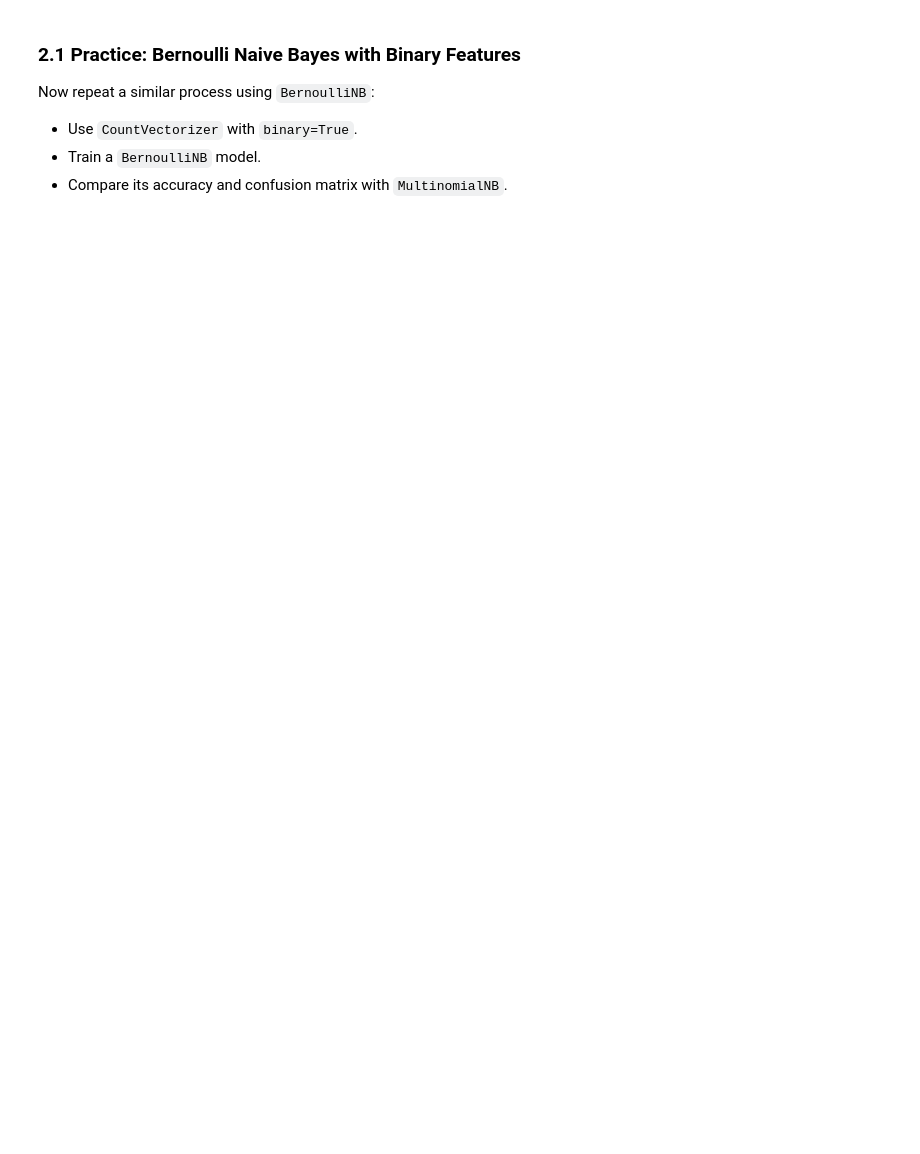
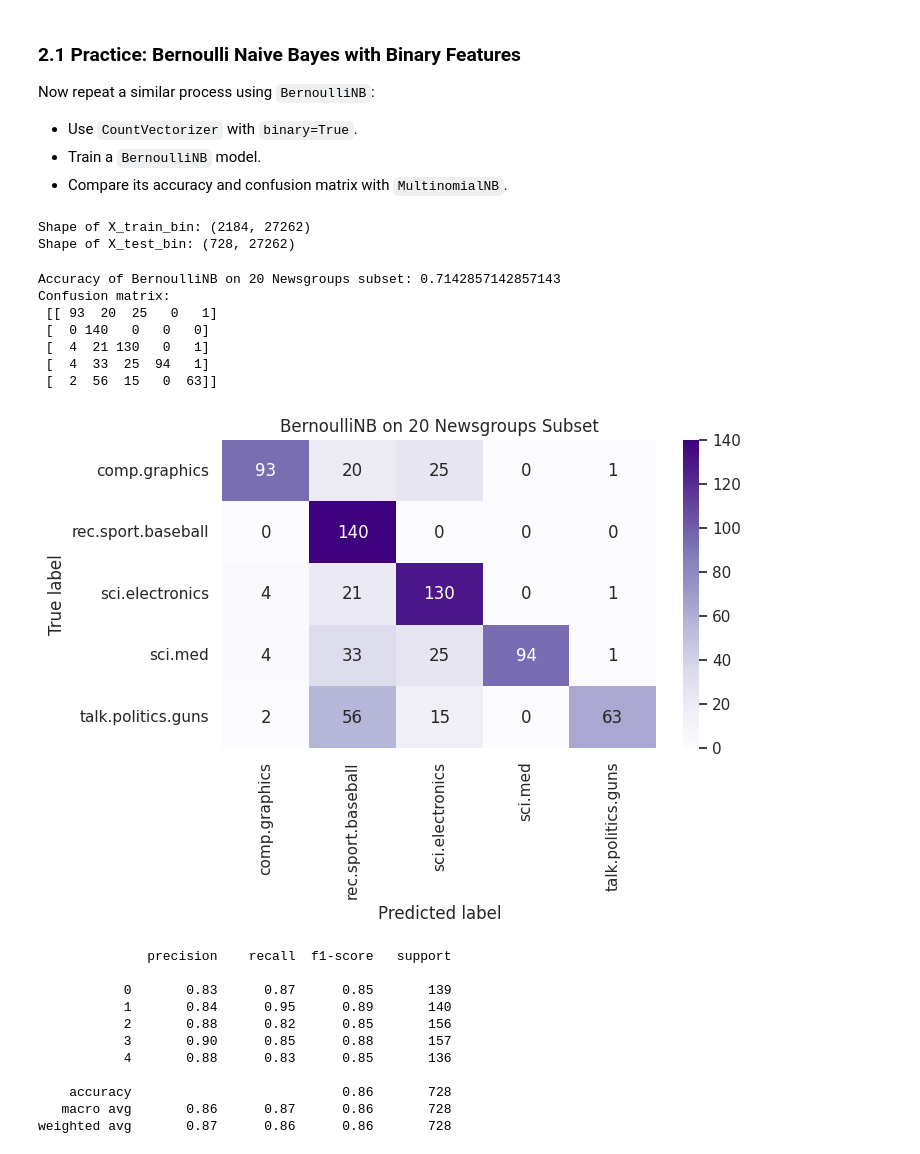
Before and after one commit to hijbullahx/AI-ML-with-phitron, a Jupyter notebook: 02_Machine_Learning/Week 5/16/Module16_Practice.ipynb, the cells around one changed output. Saved outputs shown, nothing was run; the diff lists cells and outputs as text; code cells hidden in the pictures; blank space fills up the shorter version.

```diff
--- a/02_Machine_Learning/Week 5/16/Module16_Practice.ipynb
+++ b/02_Machine_Learning/Week 5/16/Module16_Practice.ipynb
@@ -235,41 +275,65 @@ Now repeat a similar process using `BernoulliNB`:
 # 1. Create a new CountVectorizer with binary=True
 # 2. Fit on X_train_text and transform train and test sets
 
-vectorizer_bin = ...  # TODO: CountVectorizer with binary=True
-X_train_bin = ...     # TODO: fit_transform
-X_test_bin = ...      # TODO: transform
+vectorizer_bin = CountVectorizer(binary=True)
+X_train_bin = vectorizer_bin.fit_transform(X_train_text)
+X_test_bin = vectorizer_bin.transform(X_test_text)
 
 print('Shape of X_train_bin:', X_train_bin.shape)
 print('Shape of X_test_bin:', X_test_bin.shape)
+# %% [output]
+Shape of X_train_bin: (2184, 27262)
+Shape of X_test_bin: (728, 27262)
 # %%
 # TODO 11: Train and evaluate BernoulliNB
 # Steps:
 # 1. Create a BernoulliNB model
 # 2. Fit it on X_train_bin and y_train_text
 # 3. Predict on X_test_bin
 # 4. Compute accuracy, confusion matrix, and classification report
 # 5. Compare the results with MultinomialNB
 
-bnb = ...  # TODO: create BernoulliNB model
-...
+bnb = BernoulliNB()
+bnb.fit(X_train_bin, y_train_text)
 # TODO: fit the model
-y_pred_bin = ...  # TODO: predictions
-acc_bin = ...     # TODO: accuracy
+y_pred_bin = bnb.predict(X_test_bin)
+acc_bin = accuracy_score(y_test_text, y_pred_bin)
 print('Accuracy of BernoulliNB on 20 Newsgroups subset:', acc_bin)
 
-cm_bin = ...      # TODO: confusion matrix
+cm_bin = confusion_matrix(y_test_text, y_pred_bin)
 print('Confusion matrix:\n', cm_bin)
 
 sns.heatmap(cm_bin, annot=True, fmt='d', cmap='Purples',
             xticklabels=newsgroups.target_names,
             yticklabels=newsgroups.target_names)
 plt.title('BernoulliNB on 20 Newsgroups Subset')
 plt.xlabel('Predicted label')
 plt.ylabel('True label')
 plt.show()
 
-report_bin = ...  # TODO: classification_report
+report_bin = classification_report(y_test_text, y_pred_text
+                                  )
 print(report_bin)
+# %% [output]
+Accuracy of BernoulliNB on 20 Newsgroups subset: 0.7142857142857143
+Confusion matrix:
+ [[ 93  20  25   0   1]
+ [  0 140   0   0   0]
+ [  4  21 130   0   1]
+ [  4  33  25  94   1]
+ [  2  56  15   0  63]]
+[figure, added]
+              precision    recall  f1-score   support
+
+           0       0.83      0.87      0.85       139
+           1       0.84      0.95      0.89       140
+           2       0.88      0.82      0.85       156
+           3       0.90      0.85      0.88       157
+           4       0.88      0.83      0.85       136
+
+    accuracy                           0.86       728
+   macro avg       0.86      0.87      0.86       728
+weighted avg       0.87      0.86      0.86       728
 # %% [markdown]
 ## Final Reflection
 
```
Also changed, not shown: parts of 7 cells of this notebook.
